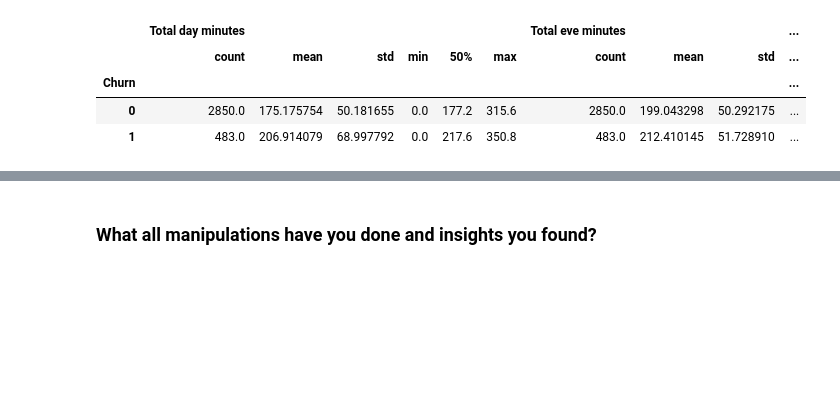
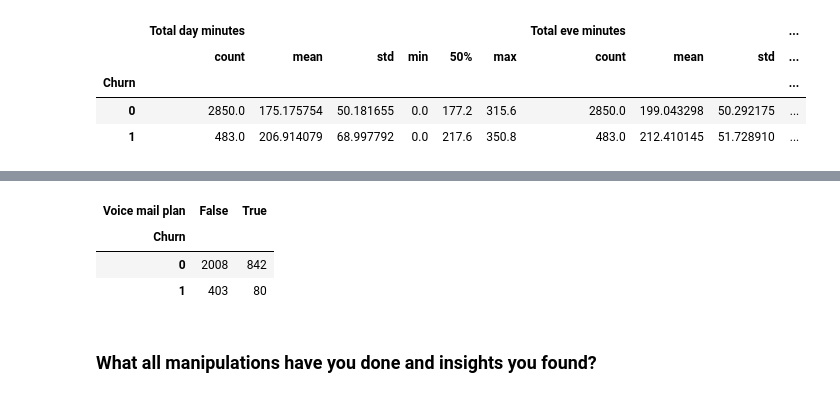
Before and after one commit to rajathAgalkote/EDA1-Telecom-Churn---Capstone, a Jupyter notebook: Rajathadri_EDA_Telecom_Churn_Analysis_Project.ipynb, the cells around one changed output, grey strips where cells are left out. Cells and saved outputs as stored; diff of their text form; code cells hidden in the pictures; blank space fills up the shorter version.

```diff
--- a/Rajathadri_EDA_Telecom_Churn_Analysis_Project.ipynb
+++ b/Rajathadri_EDA_Telecom_Churn_Analysis_Project.ipynb
@@ -448,3 +500,12 @@ db.groupby(['Churn'])[display_cols].describe(percentiles = [])
+# %%
+# Simliarly for Voice-mail Plan
+
+pd.crosstab(db['Churn'], db['Voice mail plan'])
+# %% [output]
+| Voice mail plan | False | True |
+| Churn |  |  |
+| 0 | 2008 | 842 |
+| 1 | 403 | 80 |
 # %% [markdown]
 ### **What all manipulations have you done and insights you found?**
 # %% [markdown]
```
Also changed, not shown: parts of 12 cells of this notebook.
